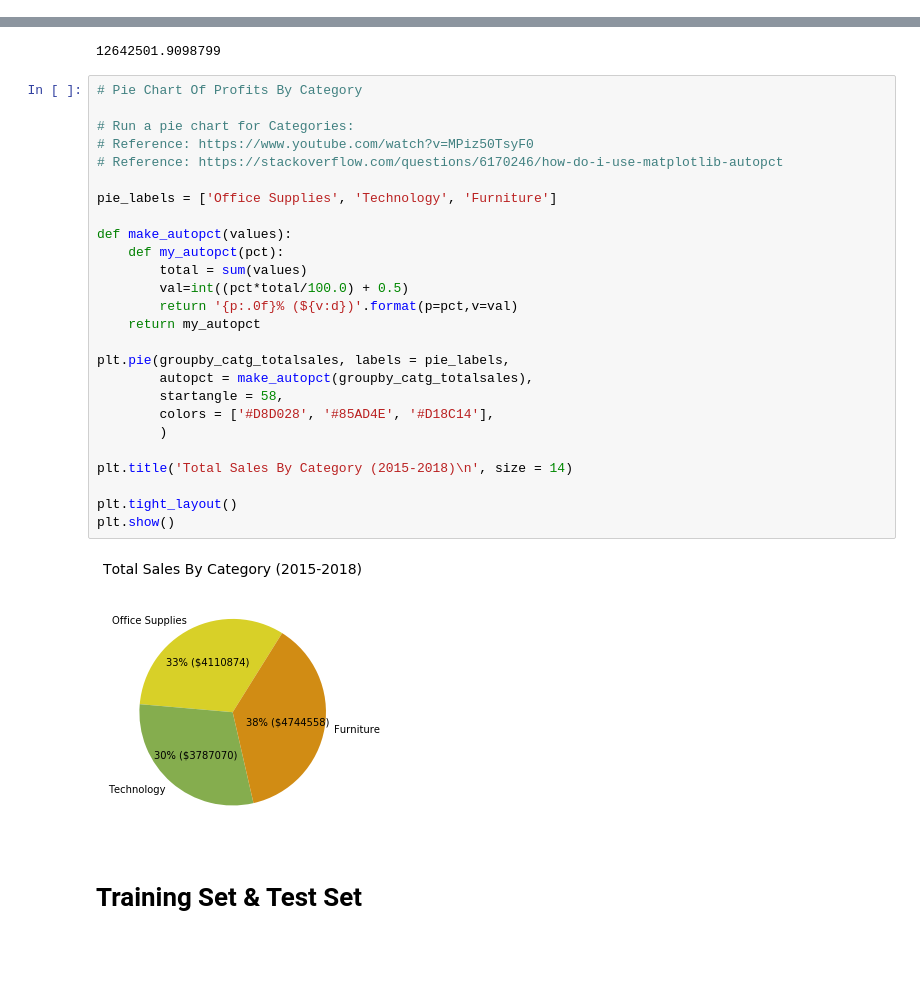
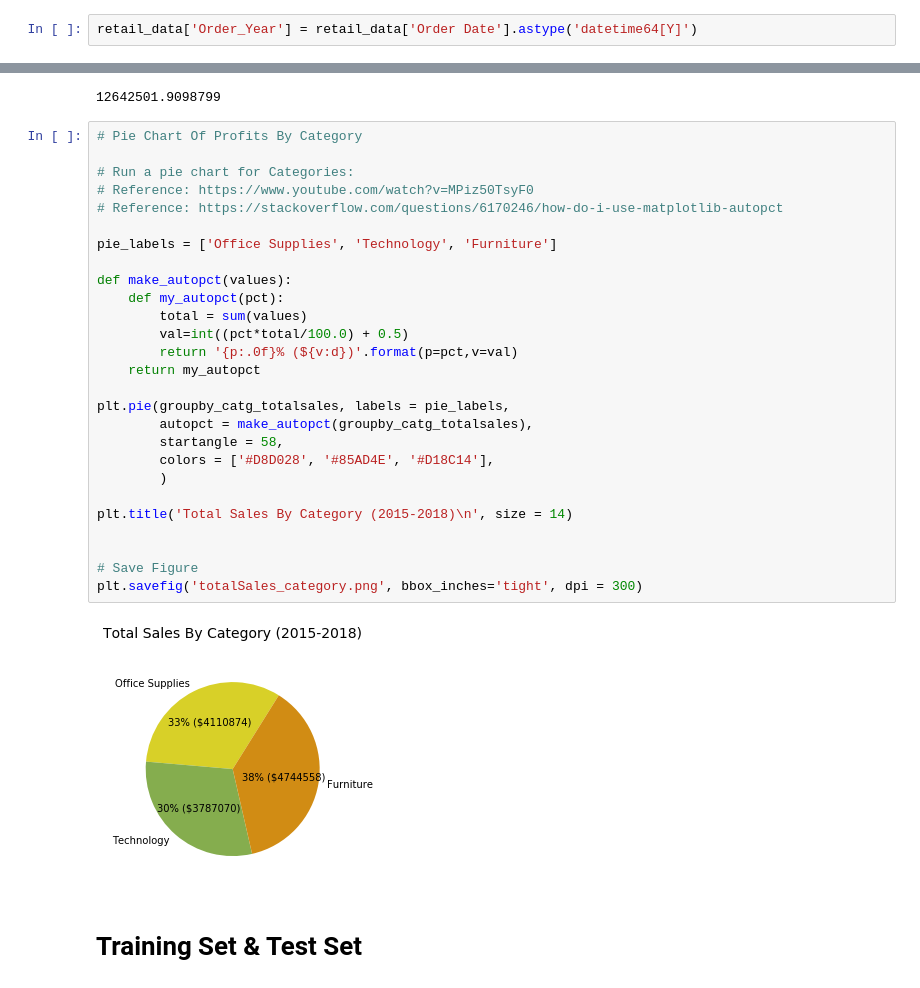
Before and after one commit to dk81/timeSeries_retailProject, a Jupyter notebook: retailsales_forecasting_rework_python_dku.ipynb, the cells around one changed output, grey strips where cells are left out. Drawn from its saved outputs; the diff is of its cells as text; blank space fills up the shorter version.

```diff
--- a/retailsales_forecasting_rework_python_dku.ipynb
+++ b/retailsales_forecasting_rework_python_dku.ipynb
@@ -162,0 +178,2 @@ memory usage: 9.0+ MB
+# %%
+retail_data['Order_Year'] = retail_data['Order Date'].astype('datetime64[Y]')
@@ -277,31 +345,32 @@ groupby_catg_totalsales.sum()
 # %%
 # Pie Chart Of Profits By Category
 
 # Run a pie chart for Categories:
 # Reference: https://www.youtube.com/watch?v=MPiz50TsyF0
 # Reference: https://stackoverflow.com/questions/6170246/how-do-i-use-matplotlib-autopct
 
 pie_labels = ['Office Supplies', 'Technology', 'Furniture']
 
 def make_autopct(values):
     def my_autopct(pct):
         total = sum(values)
         val=int((pct*total/100.0) + 0.5)
         return '{p:.0f}% (${v:d})'.format(p=pct,v=val)
     return my_autopct
 
 plt.pie(groupby_catg_totalsales, labels = pie_labels,
         autopct = make_autopct(groupby_catg_totalsales),
         startangle = 58,
         colors = ['#D8D028', '#85AD4E', '#D18C14'],
         )
 
 plt.title('Total Sales By Category (2015-2018)\n', size = 14)
 
-plt.tight_layout()
-plt.show()
+
+# Save Figure
+plt.savefig('totalSales_category.png', bbox_inches='tight', dpi = 300)
 # %% [output]
-[figure, old version]
+[figure, new version]
 # %% [markdown]
 # Training Set & Test Set
 # %%
```
Also changed, not shown: parts of 28 cells of this notebook.
